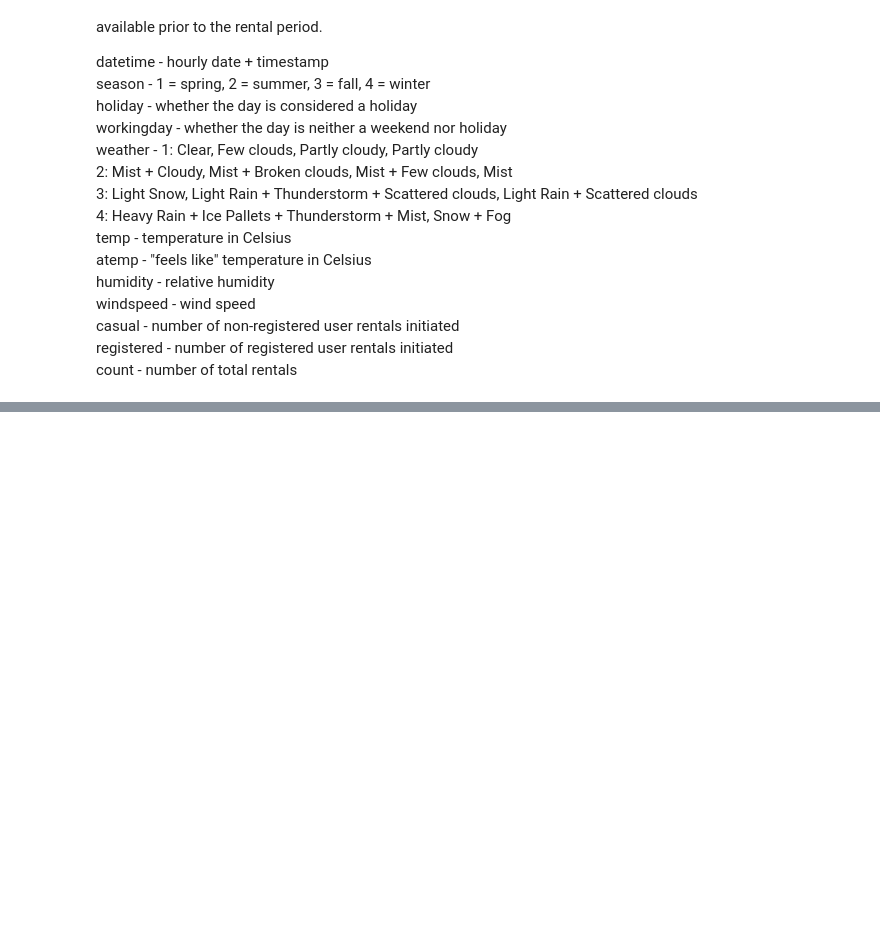
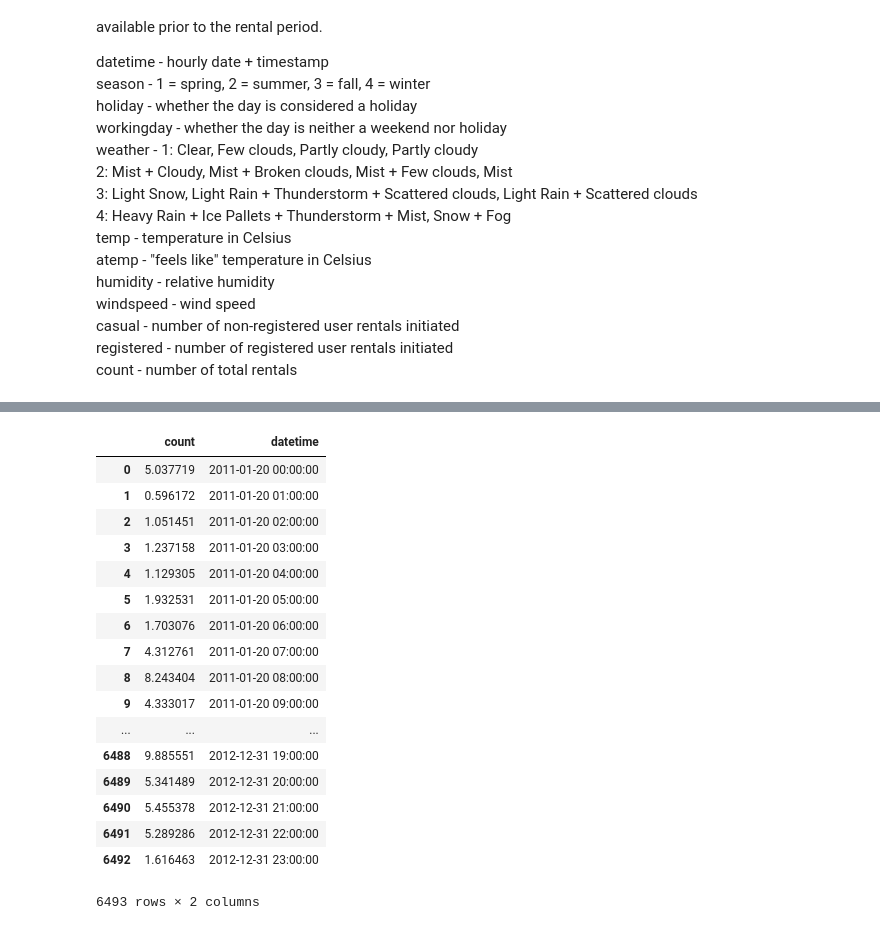
Before and after one commit to fdelia/bike-sharing-demand, a Jupyter notebook: data exploration.ipynb, the cells around one changed output, grey strips where cells are left out. Drawn from its saved outputs; the diff is of its cells as text; code cells hidden in the pictures; blank space fills up the shorter version.

```diff
--- a/data exploration.ipynb
+++ b/data exploration.ipynb
@@ -157,0 +221,30 @@ NameError: name 'train_scores_mean' is not defined
+# %%
+# Use model for submission
+y = df_train[['casual']]
+pipe.fit(X, y)
+y_pred_count = pipe.predict(X2)
+# %%
+# There are negative values, for the moment let's just correct them
+y_pred_count[np.where(y_pred_count < 0)] = 0
+df_sub = pd.DataFrame({'datetime': list(df_test['datetime'].values), 'count': y_pred_count})
+df_sub.to_csv('submission.csv', columns=['datetime', 'count'], index=False)
+df_sub
+# %% [output]
+|  | count | datetime |
+| 0 | 5.037719 | 2011-01-20 00:00:00 |
+| 1 | 0.596172 | 2011-01-20 01:00:00 |
+| 2 | 1.051451 | 2011-01-20 02:00:00 |
+| 3 | 1.237158 | 2011-01-20 03:00:00 |
+| 4 | 1.129305 | 2011-01-20 04:00:00 |
+| 5 | 1.932531 | 2011-01-20 05:00:00 |
+| 6 | 1.703076 | 2011-01-20 06:00:00 |
+| 7 | 4.312761 | 2011-01-20 07:00:00 |
+| 8 | 8.243404 | 2011-01-20 08:00:00 |
+| 9 | 4.333017 | 2011-01-20 09:00:00 |
+| ... | ... | ... |
+| 6488 | 9.885551 | 2012-12-31 19:00:00 |
+| 6489 | 5.341489 | 2012-12-31 20:00:00 |
+| 6490 | 5.455378 | 2012-12-31 21:00:00 |
+| 6491 | 5.289286 | 2012-12-31 22:00:00 |
+| 6492 | 1.616463 | 2012-12-31 23:00:00 |
+6493 rows × 2 columns
```
Also changed, not shown: parts of 4 cells of this notebook.
